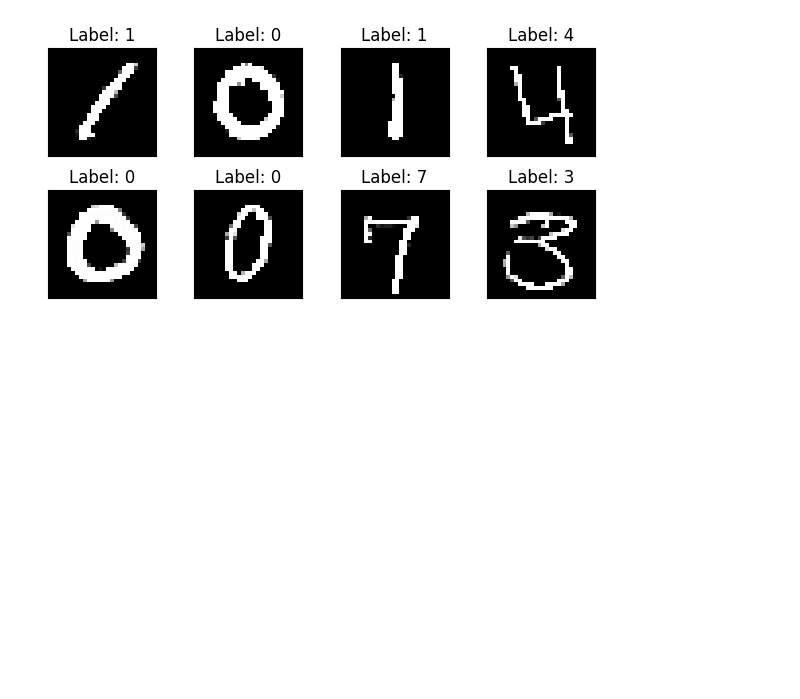
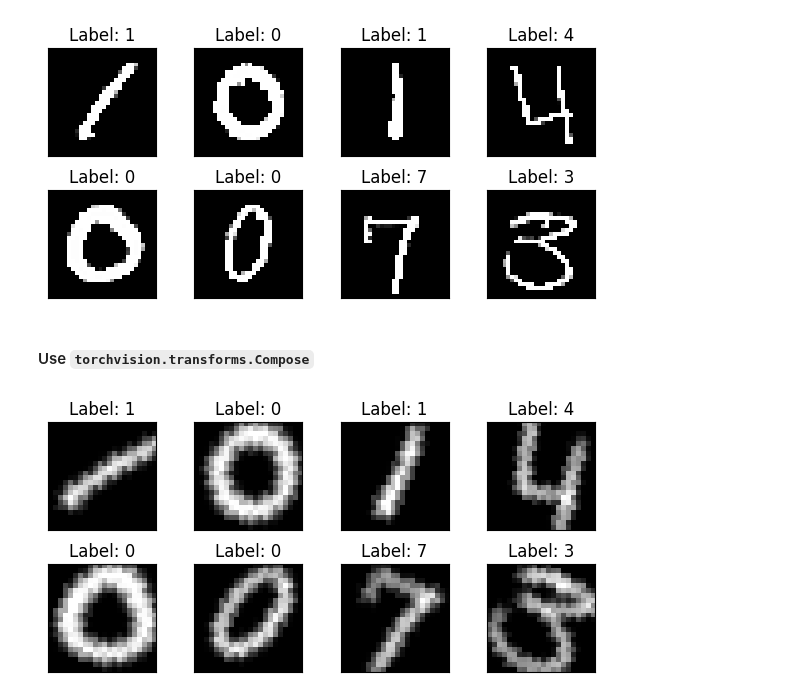
Before and after one commit to Cognitive-Systems-Laboratory/digit-recognizer, a Jupyter notebook: EDA.ipynb, the cells around one changed output. Saved outputs shown, nothing was run; the diff lists cells and outputs as text; code cells hidden in the pictures; blank space fills up the shorter version.

Commit message:
Add Transforms Compose to wrap-up augmentations

```diff
--- a/EDA.ipynb
+++ b/EDA.ipynb
@@ -181,3 +182,16 @@ sharpness_img = s(X.unsqueeze(dim=1))
 plot_tensors(X=sharpness_img.squeeze(), y=y)
 # %% [output]
 [figure]
+# %% [markdown]
+#### Use `torchvision.transforms.Compose`
+# %%
+t = tfm.Compose([
+    tfm.GaussianBlur(kernel_size=3),
+    tfm.RandomRotation(degrees=(-30, 30)),
+    tfm.RandomCrop(size=(22, 22)),
+    tfm.Normalize(mean=0., std=1.),
+])
+# %%
+plot_tensors(X=t(X.float()).squeeze(), y=y)
+# %% [output]
+[figure, added]
```
Also changed, not shown: parts of 5 cells of this notebook.
